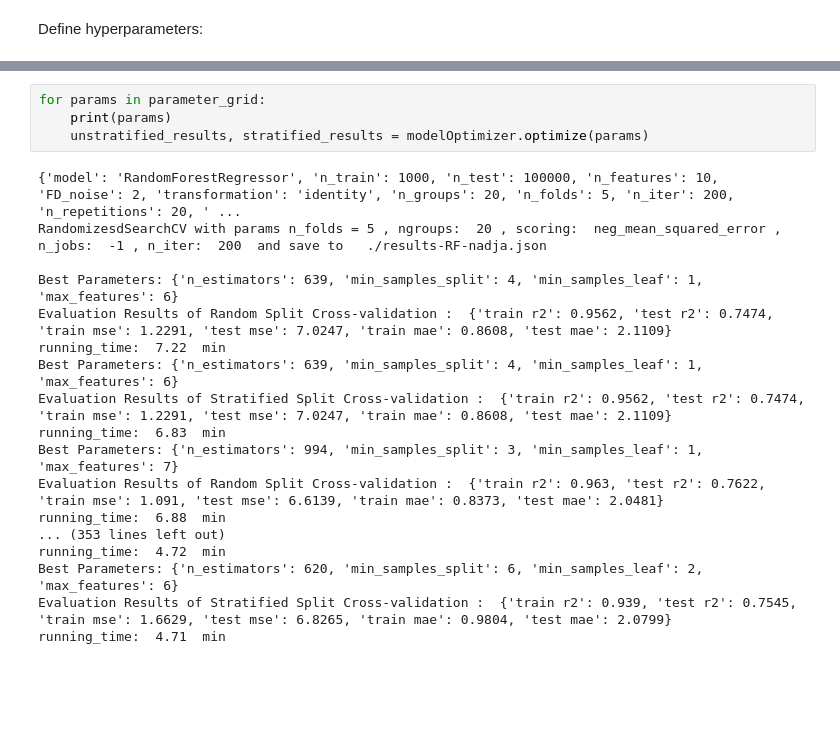
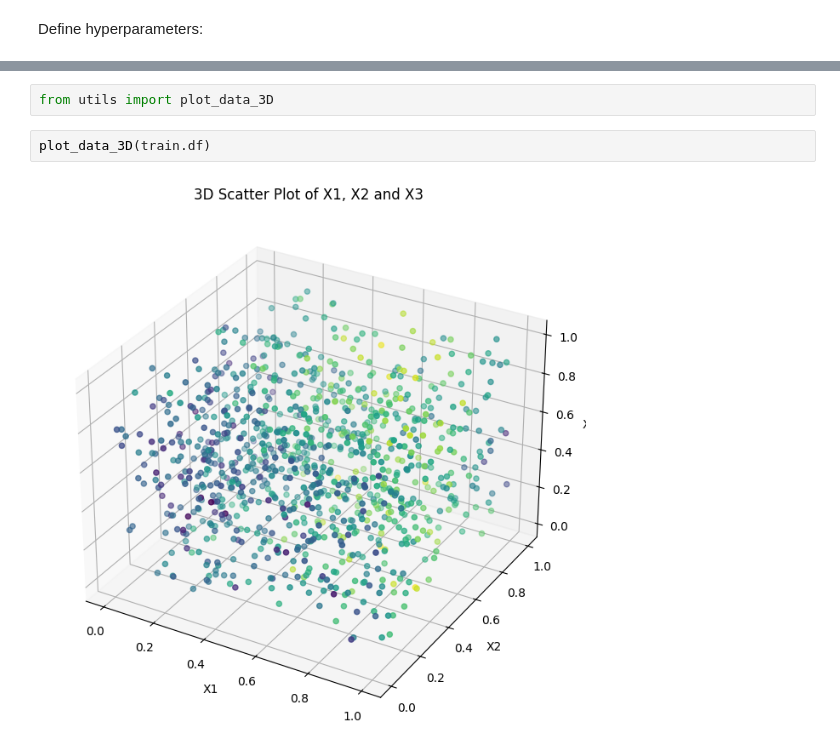
Before and after one commit to annegriddl/slds_stratification, a Jupyter notebook: Simulations/Experiments4 Final SetUp RF/setup_RF.ipynb, the cells around one changed output, grey strips where cells are left out. Cells and saved outputs as stored; diff of their text form; blank space fills up the shorter version.

```diff
--- a/Simulations/Experiments4 Final SetUp RF/setup_RF.ipynb
+++ b/Simulations/Experiments4 Final SetUp RF/setup_RF.ipynb
@@ -154,22 +128,6 @@ plt.show()
-# %%
-for params in parameter_grid:
-    print(params)
-    unstratified_results, stratified_results = modelOptimizer.optimize(params)
-# %% [output]
-{'model': 'RandomForestRegressor', 'n_train': 1000, 'n_test': 100000, 'n_features': 10, 'FD_noise': 2, 'transformation': 'identity', 'n_groups': 20, 'n_folds': 5, 'n_iter': 200, 'n_repetitions': 20, ' ...
-RandomizesdSearchCV with params n_folds = 5 , ngroups:  20 , scoring:  neg_mean_squared_error , n_jobs:  -1 , n_iter:  200  and save to   ./results-RF-nadja.json
-
-Best Parameters: {'n_estimators': 639, 'min_samples_split': 4, 'min_samples_leaf': 1, 'max_features': 6}
-Evaluation Results of Random Split Cross-validation :  {'train r2': 0.9562, 'test r2': 0.7474, 'train mse': 1.2291, 'test mse': 7.0247, 'train mae': 0.8608, 'test mae': 2.1109}
-running_time:  7.22  min
-Best Parameters: {'n_estimators': 639, 'min_samples_split': 4, 'min_samples_leaf': 1, 'max_features': 6}
-Evaluation Results of Stratified Split Cross-validation :  {'train r2': 0.9562, 'test r2': 0.7474, 'train mse': 1.2291, 'test mse': 7.0247, 'train mae': 0.8608, 'test mae': 2.1109}
-running_time:  6.83  min
-Best Parameters: {'n_estimators': 994, 'min_samples_split': 3, 'min_samples_leaf': 1, 'max_features': 7}
-Evaluation Results of Random Split Cross-validation :  {'train r2': 0.963, 'test r2': 0.7622, 'train mse': 1.091, 'test mse': 6.6139, 'train mae': 0.8373, 'test mae': 2.0481}
-running_time:  6.88  min
-... (353 lines left out)
-running_time:  4.72  min
-Best Parameters: {'n_estimators': 620, 'min_samples_split': 6, 'min_samples_leaf': 2, 'max_features': 6}
-Evaluation Results of Stratified Split Cross-validation :  {'train r2': 0.939, 'test r2': 0.7545, 'train mse': 1.6629, 'test mse': 6.8265, 'train mae': 0.9804, 'test mae': 2.0799}
-running_time:  4.71  min
+# %%
+from utils import plot_data_3D
+# %%
+plot_data_3D(train.df)
+# %% [output]
+[figure, added]
```
Also changed, not shown: parts of 11 cells of this notebook, 1 other file.
